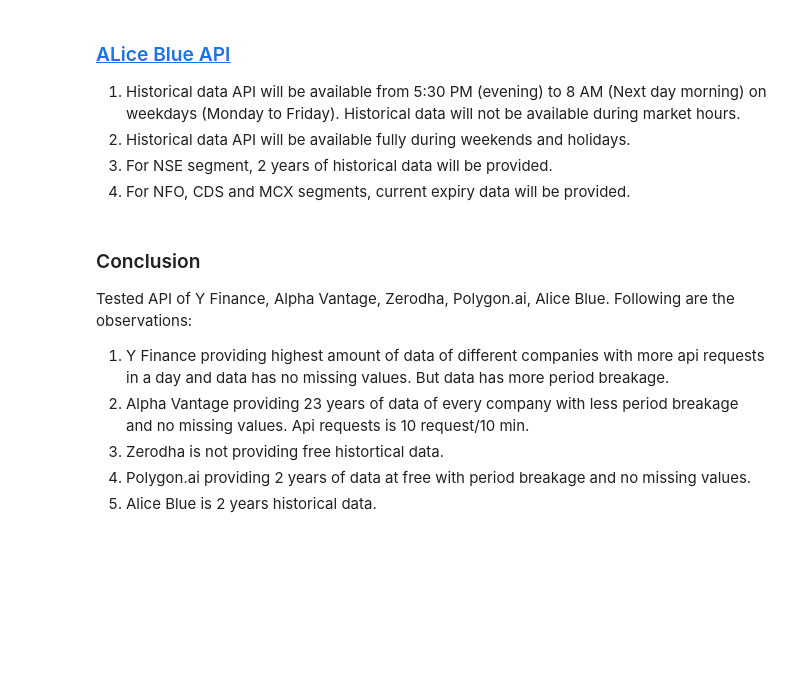
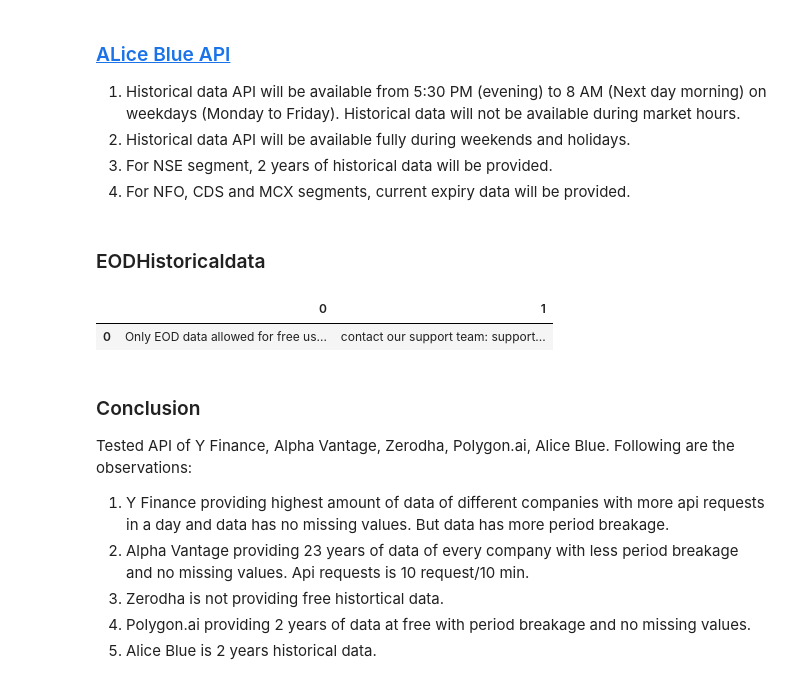
Before and after one commit to TechnocultureResearch/sentient, a Jupyter notebook: data source api.ipynb, the cells around one changed output. Cells and saved outputs as stored; diff of their text form; code cells hidden in the pictures; blank space fills up the shorter version.

```diff
--- a/data source api.ipynb
+++ b/data source api.ipynb
@@ -355,6 +355,22 @@ from alice_blue import *
 session_id = AliceBlue.login_and_get_sessioID(username = "username", password = "password", twoFA= "1993", app_id = "app_id", api_secret = "api_secret")
 data = pd.DataFrame(alice.historical_data(alice.get_instrument_by_symbol("NSE"), datetime.datetime.now(), datetime.datetime.now(), HistoricalDataType.Minute))
 data.to_csv("NSE.csv", header=False)
+# %% [markdown]
+### EODHistoricaldata
+# %%
+import requests
+import csv
+import codecs
+import pandas as pd
+url1 = 'https://eodhistoricaldata.com/api/intraday/AAPL.US?api_token=63259566d11b93.19705189&interval=5m&from=1564752900&to=1564753200'
+r1 = requests.get(url1)
+t = r1.iter_lines()
+data = csv.reader(codecs.iterdecode(t, 'utf-8'))
+data1 = pd.DataFrame(data)
+data1
+# %% [output]
+|  | 0 | 1 |
+| 0 | Only EOD data allowed for free us... | contact our support team: support... |
 # %% [markdown]
 ### Conclusion
 Tested API of Y Finance, Alpha Vantage, Zerodha, Polygon.ai, Alice Blue. Following are the observations:
```
